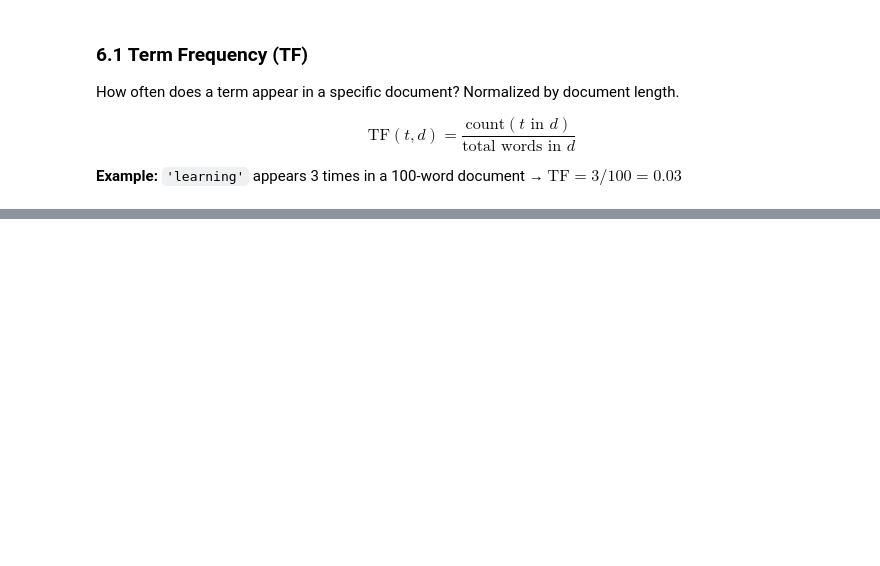
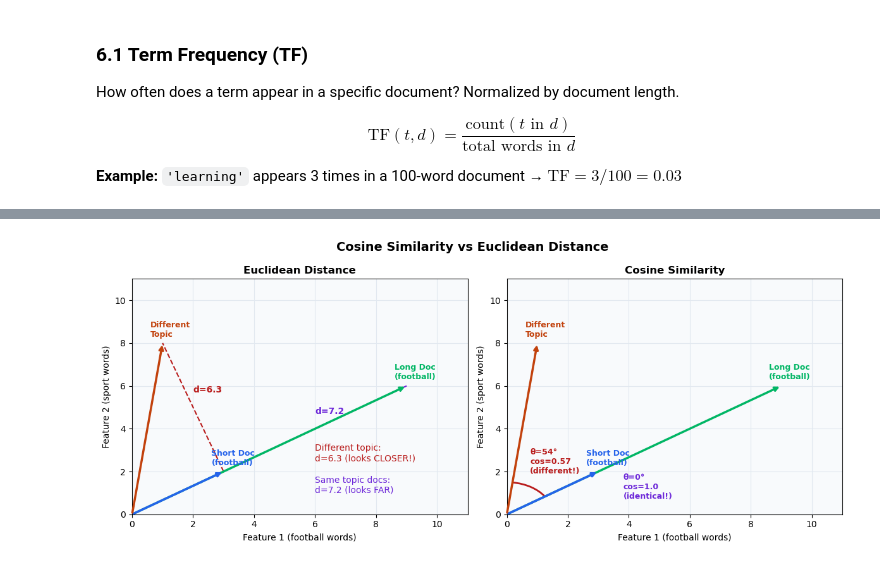
Before and after one commit to Naman-Agrawal19/DL, a Jupyter notebook: NLP/NLP4.ipynb, the cells around one changed output, grey strips where cells are left out. Drawn from its saved outputs; the diff is of its cells as text; code cells hidden in the pictures; blank space fills up the shorter version.

```diff
--- a/NLP/NLP4.ipynb
+++ b/NLP/NLP4.ipynb
@@ -908,0 +1014,9 @@ TF-IDF of "is     " in D1: 0.000
+# %%
+df2 = pd.DataFrame(columns=df.columns, index=df.index)
+for col in df.columns:
+    l2 = np.sqrt(np.sum(np.pow(df[col].astype(float), 2)))
+    df2[col] = df[col] / l2
+print("Before normalization:\n")
+print(df)
+print("\nAfter normalization:\n")
+print(df2.map(lambda x: np.round(x, 3)))
@@ -908,0 +1227,65 @@ TF-IDF of "is     " in D1: 0.000
+# %%
+#| code-fold: true
+import matplotlib.pyplot as plt
+import numpy as np
+
+# Two football documents - same topic, different lengths
+short = np.array([3, 2])   # short document
+long  = np.array([9, 6])   # long document, same direction
+diff  = np.array([1, 8])   # different topic
+
+fig, axes = plt.subplots(1, 2, figsize=(12, 5))
+fig.suptitle('Cosine Similarity vs Euclidean Distance', fontsize=14, fontweight='bold')
+
+vectors = {'Long Doc\n(football)': long, 'Short Doc\n(football)': short, 'Different\nTopic': diff}
+colors  = ['#01b665', '#2563EB', '#C2410C']
+
+for ax, (title, metric) in zip(axes, [('Euclidean Distance', 'euclidean'), ('Cosine Similarity', 'cosine')]):
+    ax.set_xlim(0, 11)
+    ax.set_ylim(0, 11)
+    ax.set_facecolor('#F8FAFC')
+    ax.grid(True, color='#E2E8F0')
+    ax.set_title(title, fontsize=12, fontweight='bold')
+    ax.set_xlabel('Feature 1 (football words)')
+    ax.set_ylabel('Feature 2 (sport words)')
+
+    # Draw vectors
+    for (label, vec), color in zip(vectors.items(), colors):
+        ax.annotate('', xy=vec, xytext=(0, 0),
+                    arrowprops=dict(arrowstyle='->', color=color, lw=2.5))
+        ax.text(vec[0]-0.4, vec[1]+0.3, label, color=color, fontweight='bold', fontsize=9)
+
+    if metric == 'euclidean':
+        # Draw euclidean distances as dashed lines
+        for (l1, v1), (l2, v2), color in [
+            (list(vectors.items())[0], list(vectors.items())[1], '#6D28D9'),
+            (list(vectors.items())[1], list(vectors.items())[2], '#B91C1C'),
+        ]:
+            ax.plot([v1[0], v2[0]], [v1[1], v2[1]], '--', color=color, lw=1.5)
+            mid = (v1 + v2) / 2
+            dist = np.linalg.norm(v1 - v2)
+            ax.text(mid[0], mid[1]+0.7, f'd={dist:.1f}', fontsize=10, color=color, fontweight='bold')
+
+        ax.text(6, 1, 'Same topic docs:\nd=7.2 (looks FAR)', color='#6D28D9', fontsize=10)
+        ax.text(6, 2.5, 'Different topic:\nd=6.3 (looks CLOSER!)', color='#B91C1C', fontsize=10)
+
+    else:
+        # Draw angle arcs for cosine
+        for (l1, v1), (l2, v2), color, label in [
+            (list(vectors.items())[0], list(vectors.items())[1], '#6D28D9', 'θ=0°\ncos=1.0\n(identical!)'),
+            (list(vectors.items())[0], list(vectors.items())[2], '#B91C1C', 'θ=54°\ncos=0.57\n(different!)'),
+        ]:
+            angle1 = np.degrees(np.arctan2(v1[1], v1[0]))
+            angle2 = np.degrees(np.arctan2(v2[1], v2[0]))
+            arc = plt.matplotlib.patches.Arc((0,0), 3, 3,
+                  angle=0, theta1=min(angle1,angle2), theta2=max(angle1,angle2),
+                  color=color, lw=2)
+            ax.add_patch(arc)
+            mid_angle = np.radians((angle1 + angle2) / 2)
+            ax.text(10*np.cos(mid_angle)-4.5, 4*np.sin(mid_angle)-1.5, label,
+                    color=color, fontsize=9, fontweight='bold')
+
+plt.tight_layout()
+plt.show()
+# %% [output]
+[figure, added]
```
Also changed, not shown: parts of 69 cells of this notebook, 2 other files.
